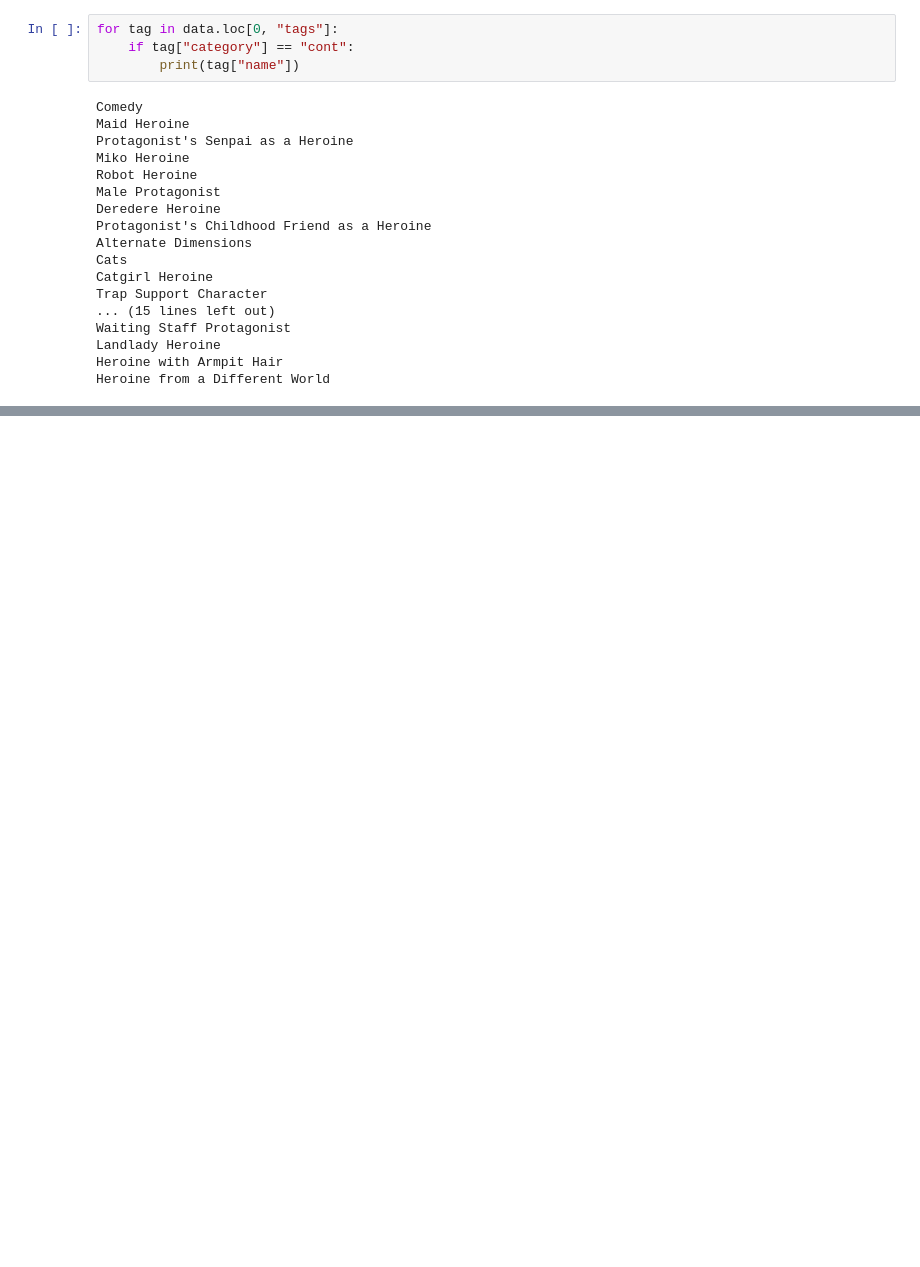
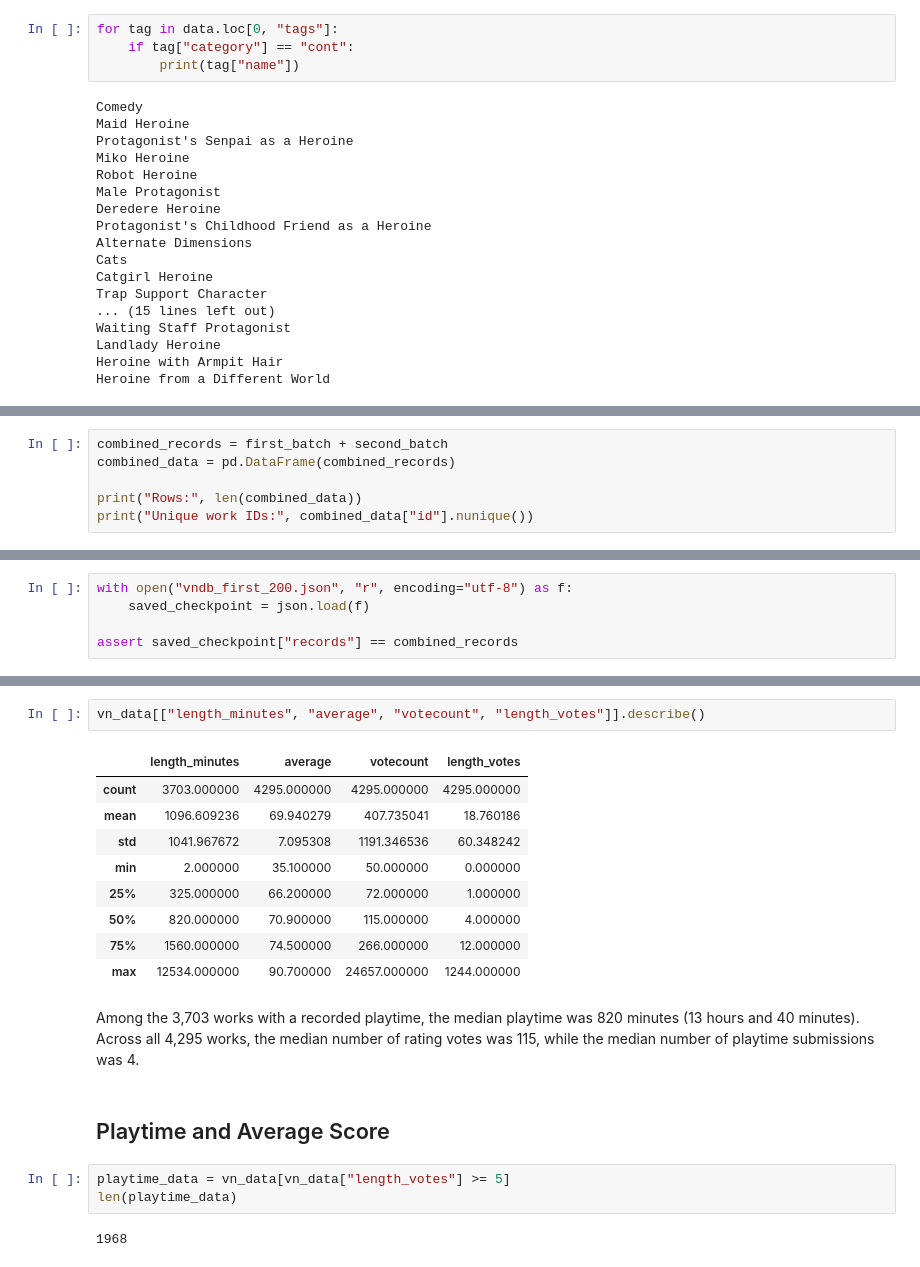
Before and after one commit to Bob0414/vndb-playtime-analysis, a Jupyter notebook: VN.ipynb, the cells around one changed output, grey strips where cells are left out. Saved outputs shown, nothing was run; the diff lists cells and outputs as text; blank space fills up the shorter version.

```diff
--- a/VN.ipynb
+++ b/VN.ipynb
@@ -218,0 +264,6 @@ data[["title", "languages", "has_chinese"]]
+# %%
+combined_records = first_batch + second_batch
+combined_data = pd.DataFrame(combined_records)
+
+print("Rows:", len(combined_data))
+print("Unique work IDs:", combined_data["id"].nunique())
@@ -218,0 +293,5 @@ data[["title", "languages", "has_chinese"]]
+# %%
+with open("vndb_first_200.json", "r", encoding="utf-8") as f:
+    saved_checkpoint = json.load(f)
+
+assert saved_checkpoint["records"] == combined_records
@@ -218,0 +430,21 @@ data[["title", "languages", "has_chinese"]]
+# %%
+vn_data[["length_minutes", "average", "votecount", "length_votes"]].describe()
+# %% [output]
+|  | length_minutes | average | votecount | length_votes |
+| count | 3703.000000 | 4295.000000 | 4295.000000 | 4295.000000 |
+| mean | 1096.609236 | 69.940279 | 407.735041 | 18.760186 |
+| std | 1041.967672 | 7.095308 | 1191.346536 | 60.348242 |
+| min | 2.000000 | 35.100000 | 50.000000 | 0.000000 |
+| 25% | 325.000000 | 66.200000 | 72.000000 | 1.000000 |
+| 50% | 820.000000 | 70.900000 | 115.000000 | 4.000000 |
+| 75% | 1560.000000 | 74.500000 | 266.000000 | 12.000000 |
+| max | 12534.000000 | 90.700000 | 24657.000000 | 1244.000000 |
+# %% [markdown]
+Among the 3,703 works with a recorded playtime, the median playtime was 820 minutes (13 hours and 40 minutes). Across all 4,295 works, the median number of rating votes was 115, while the median number of playtime submissions was 4.
+# %% [markdown]
+## Playtime and Average Score
+# %%
+playtime_data = vn_data[vn_data["length_votes"] >= 5]
+len(playtime_data)
+# %% [output]
+1968
```
Also changed, not shown: parts of 36 cells of this notebook.
